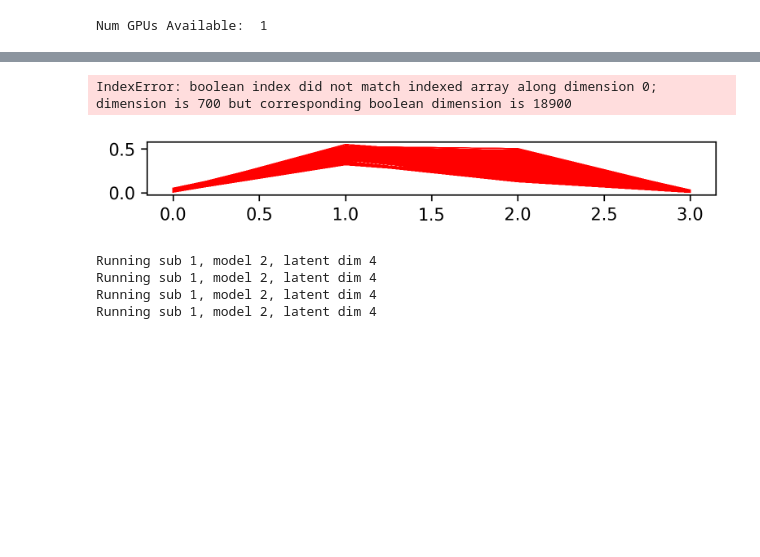
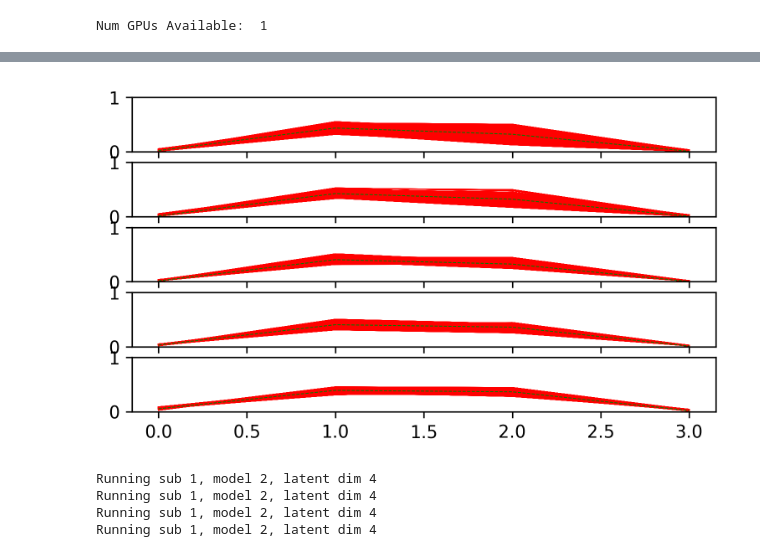
Before and after one commit to yuniteh/latent_rep, a Jupyter notebook: python/loop_main.ipynb, the cells around one changed output, grey strips where cells are left out. Cells and saved outputs as stored; diff of their text form; code cells hidden in the pictures; blank space fills up the shorter version.

Commit message:
cleaned loops working, need to fix eval lda channel bc it keeps outputting 0

```diff
--- a/python/loop_main.ipynb
+++ b/python/loop_main.ipynb
@@ -21,7 +21,7 @@ lat = 4
 
 # loop through subjects
 for sub_i in range(1,2):
-    temp_acc, temp_val, file_name, x_noise, x_clean, y_train, scaler, gen_clf, dec_out = lp.loop_cv(raw, params, sub_type, n_train='fullgaussflat4', load=True, train_scale=5, epochs= 50, batch_size = 128, sparsity=True,dt='cv',feat_type='feat',noise=True, latent_dim=lat,sub=sub_i,mod = ['gen'],gens=100)
+    temp_acc, temp_val, file_name, x_noise, x_clean, y_train, scaler, gen_clf, dec_out = lp.loop_cv(raw, params, sub_type, n_train='fullgaussflat4', load=True, train_scale=5, epochs= 50, batch_size = 128, sparsity=True,dt='cv',feat_type='feat',noise=True, latent_dim=lat,sub=sub_i,mod = ['recon','gen'],gens=100)
     last_acc[sub_i-1,i,:] = np.nanmean(temp_acc,axis=0)
     last_val[sub_i-1,i,:] = np.nanmean(temp_val,axis=0)
     i += 1
@@ -51,37 +59,36 @@ for i in range(0,ch_max-1):
         # index inputs from current class
         x_noise_cl = x_noise[y_train[:,cl]==1,i,:]
         x_clean_cl = x_clean[y_train[:,cl]==1,i,:]
-        dec_ind = clf_in == cl
+        dec_ind = gen_clf == cl
 
         ## plot all noisy features
         # for x_all in range(0,x_noise_cl.shape[0]):
         #     ax.plot(x_noise_cl[x_all,:,0],col[cl],linewidth=1)
 
         ## plot all clean features
         for x_all in range(0,x_clean_cl.shape[0]):
             ax.plot(x_clean_cl[x_all,:,0],col[cl],linewidth=.5,linestyle='-')
 
         ## plot all decoder output
         # max_gen = 100
         # ax.plot(np.transpose(dec_out[dec_ind,i,:,0][:max_gen,:]),col[cl+1],linewidth=.5,linestyle='--')
 
         ## plot mean of noisy features
         # ax.plot(np.mean(x_cl[:x_cl.shape[0],:,0],axis=0),col[cl],linewidth=1)
 
         ## plot mean of clean features
         # ax.plot(np.mean(x_clean_cl[:x_clean_cl.shape[0],:,0],axis=0),col[cl],linewidth=1,linestyle=':')
 
         ## plot mean of reconstructed output
         # rec_cl = dec_out[y_train[:,cl]==1,i,:]
         # ax.plot(np.mean(rec_cl[:,:,0],axis=0),col[cl],linewidth=1,linestyle='--')
 
         ## plot mean of decoder output
-        ax.plot(np.mean(np.transpose(dec_out[dec_ind,i,:,0]),axis=1),col[cl],linewidth=.5,linestyle='--')
+        ax.plot(np.mean(np.transpose(dec_out[dec_ind,i,:,0]),axis=1),col[cl+1],linewidth=.5,linestyle='--')
 
     ax.set_ylim([0,1])
 # %% [output]
-IndexError: boolean index did not match indexed array along dimension 0; dimension is 700 but corresponding boolean dimension is 18900
-[figure, old version]
+[figure, new version]
 # %%
 acc_all, acc_noise, acc_clean, file_name = lp.loop_test(raw, params, sub_type, dt = 'cv', sparsity=True, load=True, batch_size=128, latent_dim=4, epochs=50,train_scale=5, n_train='fullgaussflat4', n_test='partgauss2',feat_type='feat', noise=True)
 # %% [output]
```
Also changed, not shown: parts of 2 cells of this notebook, 1 other file.
